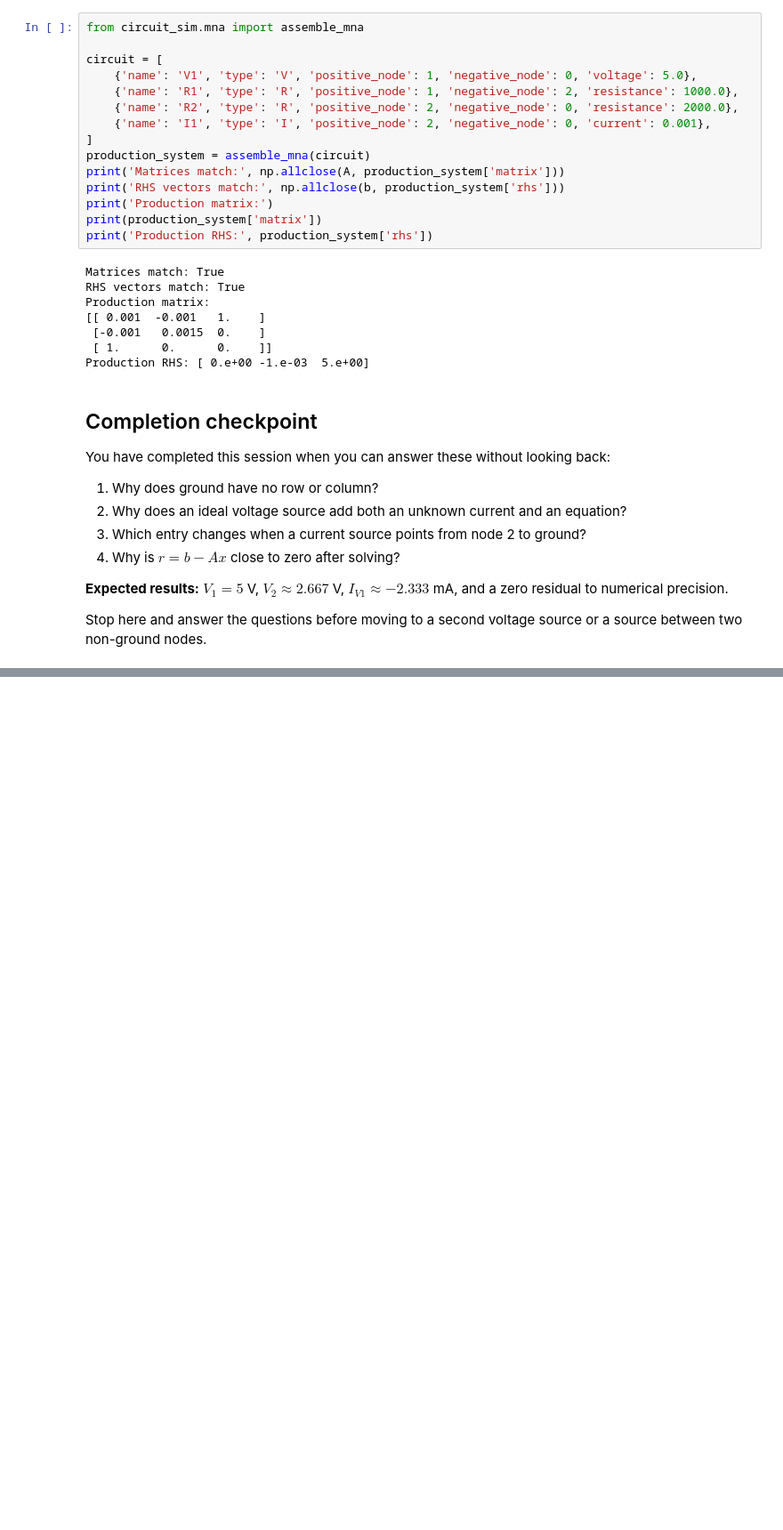
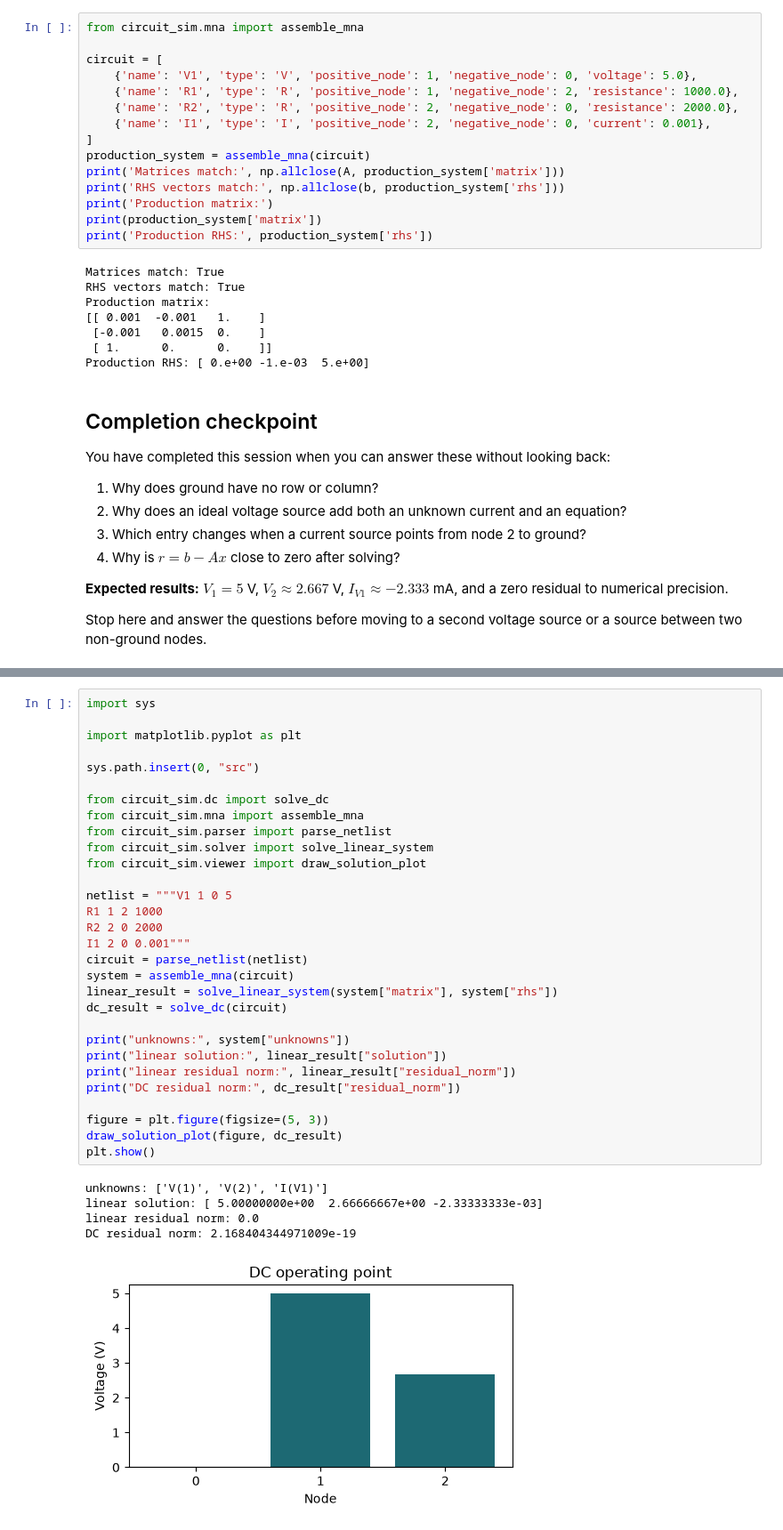
Before and after one commit to julie9/circuit-simulation, a Jupyter notebook: mna_walkthrough.ipynb, the cells around one changed output, grey strips where cells are left out. Shown at 89% size. Drawn from its saved outputs; the diff is of its cells as text; blank space fills up the shorter version.

```diff
--- a/mna_walkthrough.ipynb
+++ b/mna_walkthrough.ipynb
@@ -226,0 +231,36 @@ Stop here and answer the questions before moving to a second voltage source or a
+# %%
+import sys
+
+import matplotlib.pyplot as plt
+
+sys.path.insert(0, "src")
+
+from circuit_sim.dc import solve_dc
+from circuit_sim.mna import assemble_mna
+from circuit_sim.parser import parse_netlist
+from circuit_sim.solver import solve_linear_system
+from circuit_sim.viewer import draw_solution_plot
+
+netlist = """V1 1 0 5
+R1 1 2 1000
+R2 2 0 2000
+I1 2 0 0.001"""
+circuit = parse_netlist(netlist)
+system = assemble_mna(circuit)
+linear_result = solve_linear_system(system["matrix"], system["rhs"])
+dc_result = solve_dc(circuit)
+
+print("unknowns:", system["unknowns"])
+print("linear solution:", linear_result["solution"])
+print("linear residual norm:", linear_result["residual_norm"])
+print("DC residual norm:", dc_result["residual_norm"])
+
+figure = plt.figure(figsize=(5, 3))
+draw_solution_plot(figure, dc_result)
+plt.show()
+# %% [output]
+unknowns: ['V(1)', 'V(2)', 'I(V1)']
+linear solution: [ 5.00000000e+00  2.66666667e+00 -2.33333333e-03]
+linear residual norm: 0.0
+DC residual norm: 2.168404344971009e-19
+[figure, added]
```
Also changed, not shown: parts of 1 cell of this notebook, 6 other files.
